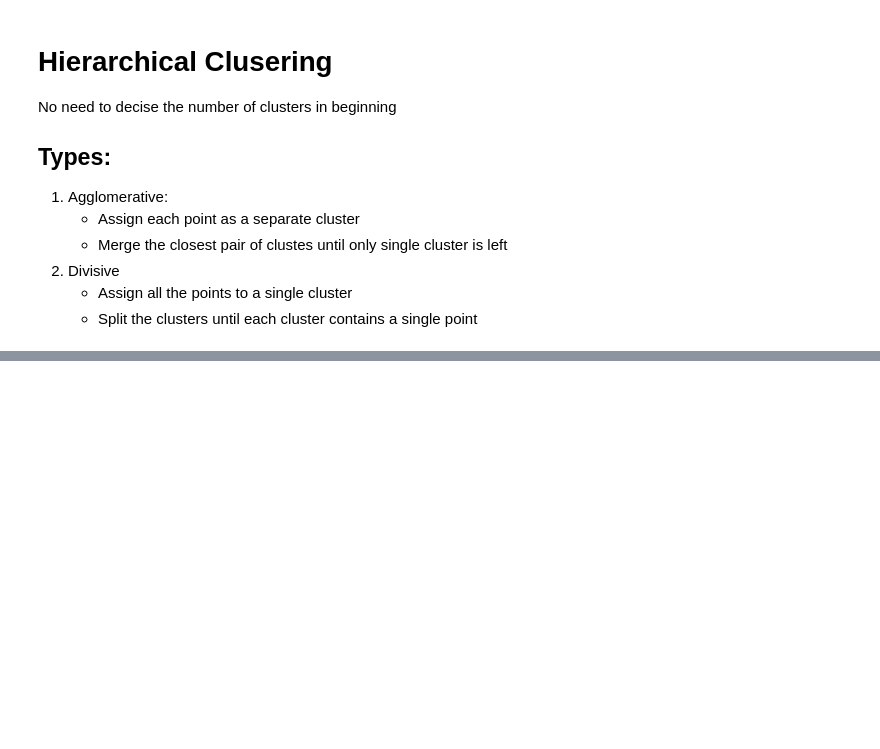
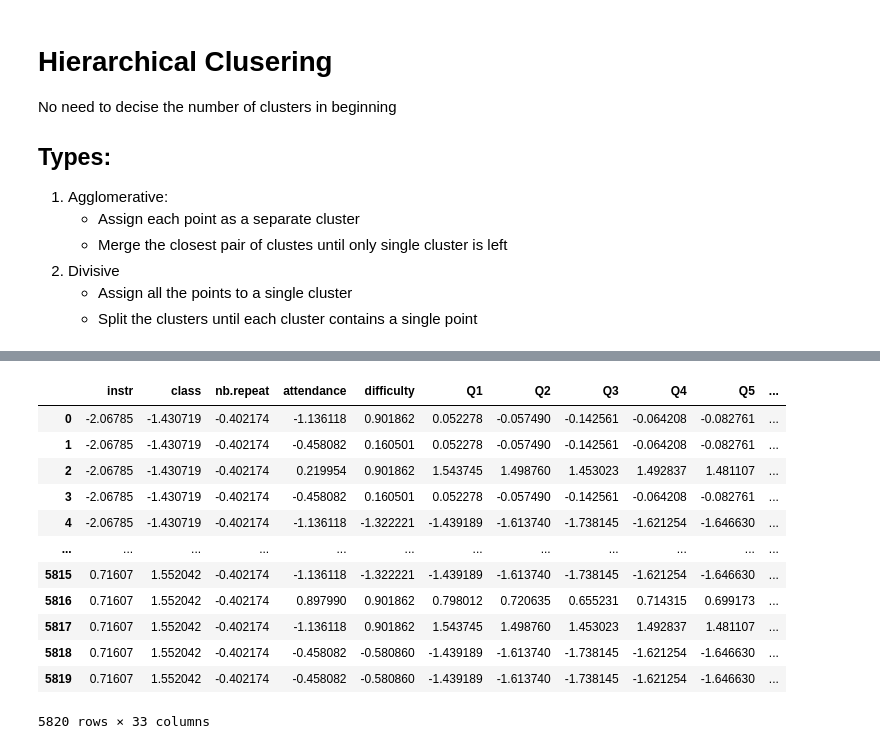
Before and after one commit to Neelam-Singhal/Unsupervised_Algorithms, a Jupyter notebook: kmeans.ipynb, the cells around one changed output, grey strips where cells are left out. Cells and saved outputs as stored; diff of their text form; code cells hidden in the pictures; blank space fills up the shorter version.

```diff
--- a/kmeans.ipynb
+++ b/kmeans.ipynb
@@ -294,0 +303,25 @@ https://courses.analyticsvidhya.com/courses/take/ai-ml-blackbelt-accelerate-b2/l
+# %%
+data=pd.read_csv("student_evaluation.csv")
+# %%
+from sklearn.preprocessing import StandardScaler
+
+scalar = StandardScaler()
+# %%
+data_scaled = scalar.fit_transform(data)
+# %%
+data_scaled = pd.DataFrame(data_scaled, columns=data.columns)
+data_scaled
+# %% [output]
+|  | instr | class | nb.repeat | attendance | difficulty | Q1 | Q2 | Q3 | Q4 | Q5 | ... |
+| 0 | -2.06785 | -1.430719 | -0.402174 | -1.136118 | 0.901862 | 0.052278 | -0.057490 | -0.142561 | -0.064208 | -0.082761 | ... |
+| 1 | -2.06785 | -1.430719 | -0.402174 | -0.458082 | 0.160501 | 0.052278 | -0.057490 | -0.142561 | -0.064208 | -0.082761 | ... |
+| 2 | -2.06785 | -1.430719 | -0.402174 | 0.219954 | 0.901862 | 1.543745 | 1.498760 | 1.453023 | 1.492837 | 1.481107 | ... |
+| 3 | -2.06785 | -1.430719 | -0.402174 | -0.458082 | 0.160501 | 0.052278 | -0.057490 | -0.142561 | -0.064208 | -0.082761 | ... |
+| 4 | -2.06785 | -1.430719 | -0.402174 | -1.136118 | -1.322221 | -1.439189 | -1.613740 | -1.738145 | -1.621254 | -1.646630 | ... |
+| ... | ... | ... | ... | ... | ... | ... | ... | ... | ... | ... | ... |
+| 5815 | 0.71607 | 1.552042 | -0.402174 | -1.136118 | -1.322221 | -1.439189 | -1.613740 | -1.738145 | -1.621254 | -1.646630 | ... |
+| 5816 | 0.71607 | 1.552042 | -0.402174 | 0.897990 | 0.901862 | 0.798012 | 0.720635 | 0.655231 | 0.714315 | 0.699173 | ... |
+| 5817 | 0.71607 | 1.552042 | -0.402174 | -1.136118 | 0.901862 | 1.543745 | 1.498760 | 1.453023 | 1.492837 | 1.481107 | ... |
+| 5818 | 0.71607 | 1.552042 | -0.402174 | -0.458082 | -0.580860 | -1.439189 | -1.613740 | -1.738145 | -1.621254 | -1.646630 | ... |
+| 5819 | 0.71607 | 1.552042 | -0.402174 | -0.458082 | -0.580860 | -1.439189 | -1.613740 | -1.738145 | -1.621254 | -1.646630 | ... |
+5820 rows × 33 columns
```
Also changed, not shown: parts of 13 cells of this notebook.
